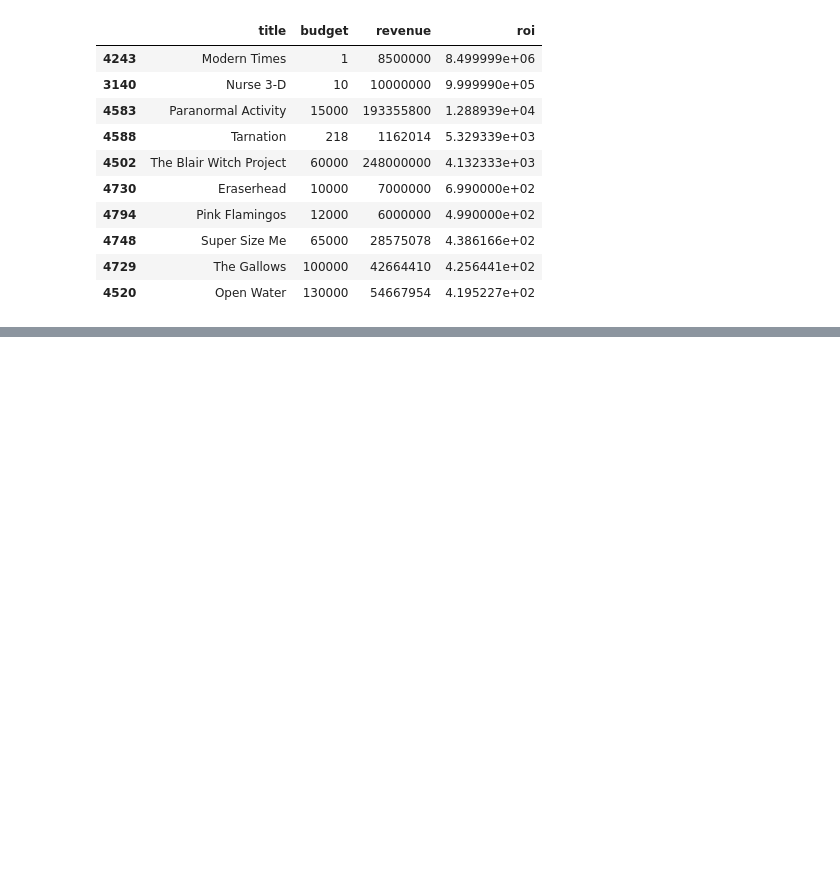
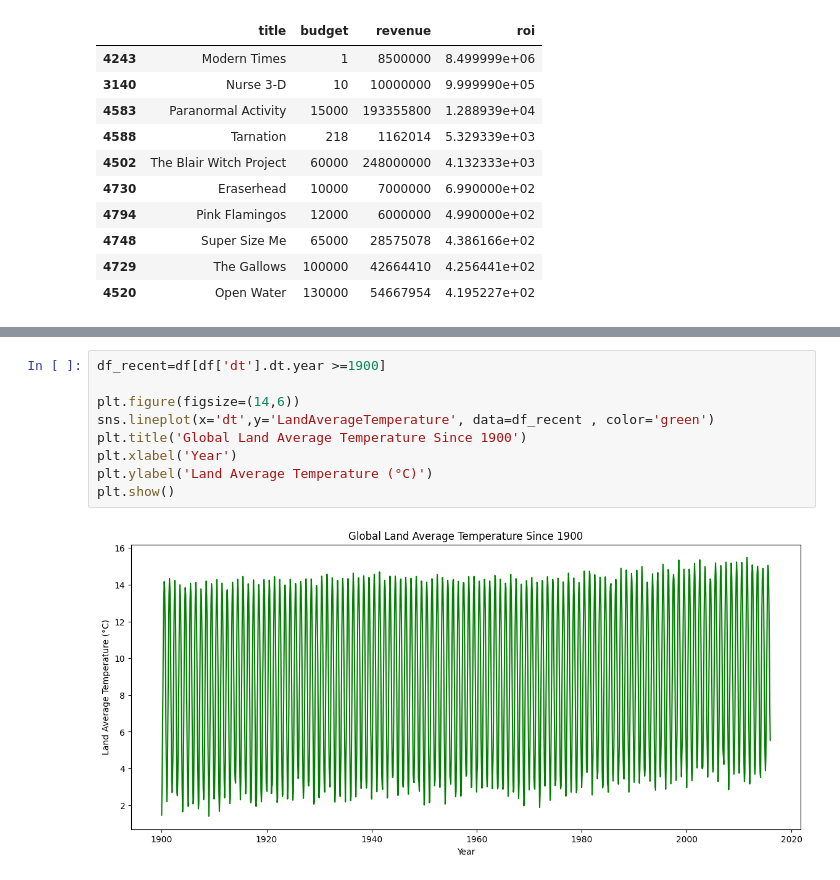
Before and after one commit to lalit1511/EDA_Projects, a Jupyter notebook: Practice.ipynb, the cells around one changed output, grey strips where cells are left out. Cells and saved outputs as stored; diff of their text form; blank space fills up the shorter version.

```diff
--- a/Practice.ipynb
+++ b/Practice.ipynb
@@ -667,0 +747,11 @@ KeyError: "['roi'] not in index"
+# %%
+df_recent=df[df['dt'].dt.year >=1900]
+
+plt.figure(figsize=(14,6))
+sns.lineplot(x='dt',y='LandAverageTemperature', data=df_recent , color='green')
+plt.title('Global Land Average Temperature Since 1900')
+plt.xlabel('Year')
+plt.ylabel('Land Average Temperature (°C)')
+plt.show()
+# %% [output]
+[figure, added]
```
Also changed, not shown: parts of 17 cells of this notebook.
